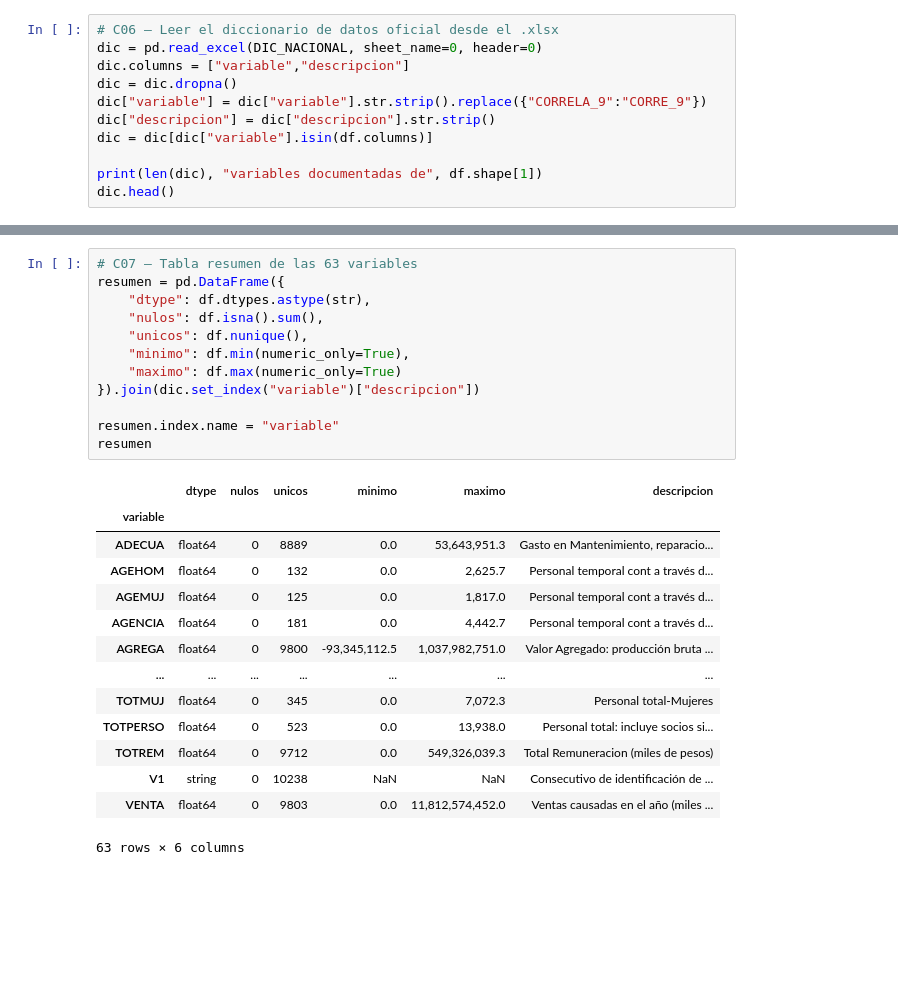
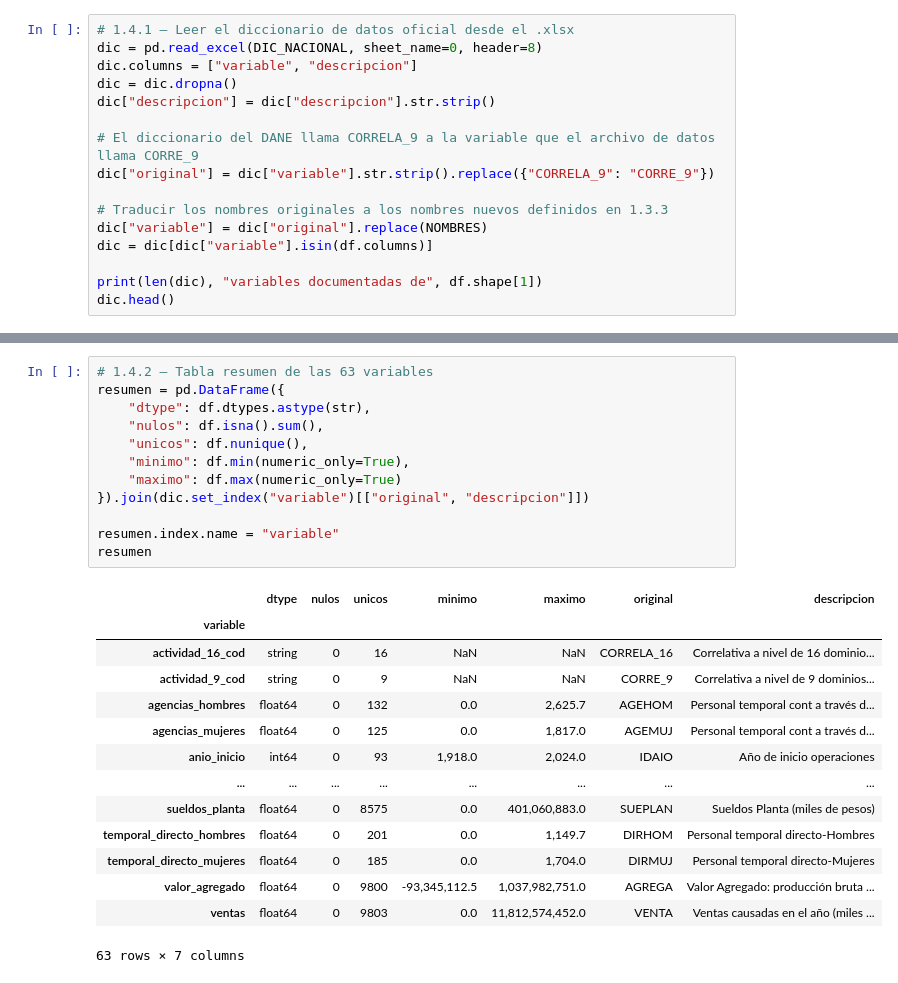
Before and after one commit to stivenmelo/analisis-eac-dane-2024, a Jupyter notebook: notebook/EAC_2024_analisis.ipynb, the cells around one changed output, grey strips where cells are left out. Saved outputs shown, nothing was run; the diff lists cells and outputs as text; blank space fills up the shorter version.

```diff
--- a/notebook/EAC_2024_analisis.ipynb
+++ b/notebook/EAC_2024_analisis.ipynb
@@ -118,10 +319,15 @@ Tipos de variables, distribuciones iniciales y problemas potenciales.
 # %%
-# C06 — Leer el diccionario de datos oficial desde el .xlsx
-dic = pd.read_excel(DIC_NACIONAL, sheet_name=0, header=0)
-dic.columns = ["variable","descripcion"]
+# 1.4.1 — Leer el diccionario de datos oficial desde el .xlsx
+dic = pd.read_excel(DIC_NACIONAL, sheet_name=0, header=8)
+dic.columns = ["variable", "descripcion"]
 dic = dic.dropna()
-dic["variable"] = dic["variable"].str.strip().replace({"CORRELA_9":"CORRE_9"})
 dic["descripcion"] = dic["descripcion"].str.strip()
+
+# El diccionario del DANE llama CORRELA_9 a la variable que el archivo de datos llama CORRE_9
+dic["original"] = dic["variable"].str.strip().replace({"CORRELA_9": "CORRE_9"})
+
+# Traducir los nombres originales a los nombres nuevos definidos en 1.3.3
+dic["variable"] = dic["original"].replace(NOMBRES)
 dic = dic[dic["variable"].isin(df.columns)]
 
 print(len(dic), "variables documentadas de", df.shape[1])
@@ -137,27 +362,27 @@ dic.head()
 # %%
-# C07 — Tabla resumen de las 63 variables
+# 1.4.2 — Tabla resumen de las 63 variables
 resumen = pd.DataFrame({
     "dtype": df.dtypes.astype(str),
     "nulos": df.isna().sum(),
     "unicos": df.nunique(),
     "minimo": df.min(numeric_only=True),
     "maximo": df.max(numeric_only=True)
-}).join(dic.set_index("variable")["descripcion"])
+}).join(dic.set_index("variable")[["original", "descripcion"]])
 
 resumen.index.name = "variable"
 resumen
 # %% [output]
-|  | dtype | nulos | unicos | minimo | maximo | descripcion |
-| variable |  |  |  |  |  |  |
-| ADECUA | float64 | 0 | 8889 | 0.0 | 53,643,951.3 | Gasto en Mantenimiento, reparacio... |
-| AGEHOM | float64 | 0 | 132 | 0.0 | 2,625.7 | Personal temporal cont a través d... |
-| AGEMUJ | float64 | 0 | 125 | 0.0 | 1,817.0 | Personal temporal cont a través d... |
-| AGENCIA | float64 | 0 | 181 | 0.0 | 4,442.7 | Personal temporal cont a través d... |
-| AGREGA | float64 | 0 | 9800 | -93,345,112.5 | 1,037,982,751.0 | Valor Agregado: producción bruta ... |
-| ... | ... | ... | ... | ... | ... | ... |
-| TOTMUJ | float64 | 0 | 345 | 0.0 | 7,072.3 | Personal total-Mujeres |
-| TOTPERSO | float64 | 0 | 523 | 0.0 | 13,938.0 | Personal total: incluye socios si... |
-| TOTREM | float64 | 0 | 9712 | 0.0 | 549,326,039.3 | Total Remuneracion (miles de pesos) |
-| V1 | string | 0 | 10238 | NaN | NaN | Consecutivo de identificación de ... |
-| VENTA | float64 | 0 | 9803 | 0.0 | 11,812,574,452.0 | Ventas causadas en el año (miles ... |
+|  | dtype | nulos | unicos | minimo | maximo | original | descripcion |
+| variable |  |  |  |  |  |  |  |
+| actividad_16_cod | string | 0 | 16 | NaN | NaN | CORRELA_16 | Correlativa a nivel de 16 dominio... |
+| actividad_9_cod | string | 0 | 9 | NaN | NaN | CORRE_9 | Correlativa a nivel de 9 dominios... |
+| agencias_hombres | float64 | 0 | 132 | 0.0 | 2,625.7 | AGEHOM | Personal temporal cont a través d... |
+| agencias_mujeres | float64 | 0 | 125 | 0.0 | 1,817.0 | AGEMUJ | Personal temporal cont a través d... |
+| anio_inicio | int64 | 0 | 93 | 1,918.0 | 2,024.0 | IDAIO | Año de inicio operaciones |
+| ... | ... | ... | ... | ... | ... | ... | ... |
+| sueldos_planta | float64 | 0 | 8575 | 0.0 | 401,060,883.0 | SUEPLAN | Sueldos Planta (miles de pesos) |
+| temporal_directo_hombres | float64 | 0 | 201 | 0.0 | 1,149.7 | DIRHOM | Personal temporal directo-Hombres |
+| temporal_directo_mujeres | float64 | 0 | 185 | 0.0 | 1,704.0 | DIRMUJ | Personal temporal directo-Mujeres |
+| valor_agregado | float64 | 0 | 9800 | -93,345,112.5 | 1,037,982,751.0 | AGREGA | Valor Agregado: producción bruta ... |
+| ventas | float64 | 0 | 9803 | 0.0 | 11,812,574,452.0 | VENTA | Ventas causadas en el año (miles ... |
-63 rows × 6 columns
+63 rows × 7 columns
```
Also changed, not shown: parts of 84 cells of this notebook, 2 other files.
